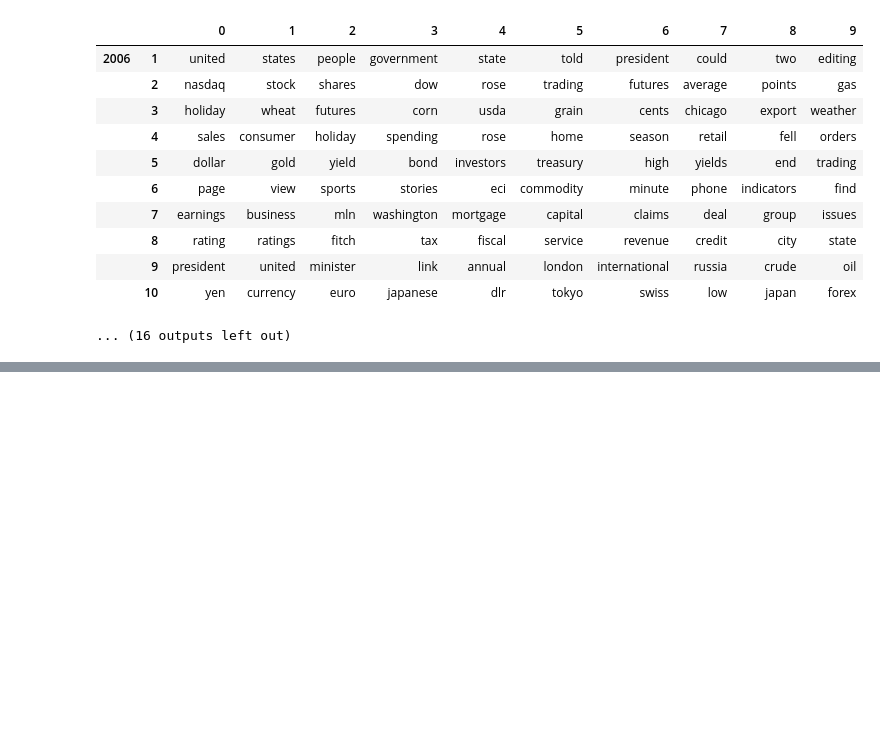
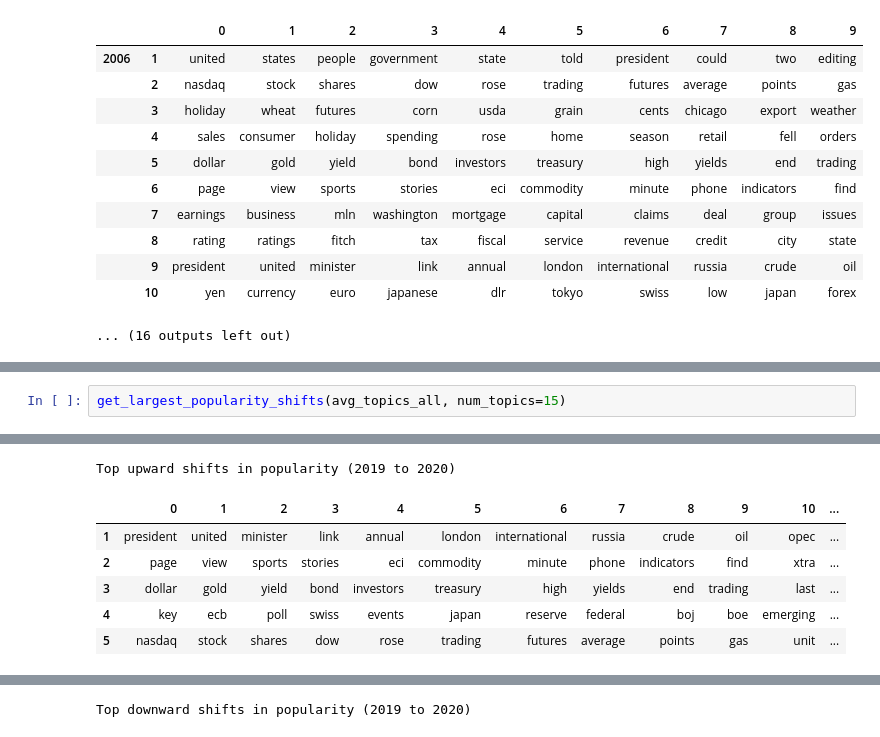
Before and after one commit to mehasadasivam/NLP, a Jupyter notebook: Regular LDA - Inflation.ipynb, the cells around one changed output, grey strips where cells are left out. Drawn from its saved outputs; the diff is of its cells as text; blank space fills up the shorter version.

```diff
--- a/Regular LDA - Inflation.ipynb
+++ b/Regular LDA - Inflation.ipynb
@@ -431,0 +521,3 @@ avg_topics_all = get_topics(corpus_all, dictionary_all, corpus_by_year, num_topi
+# %%
+get_largest_popularity_shifts(avg_topics_all, num_topics=15)
+# %% [output]
@@ -431,0 +541,7 @@ avg_topics_all = get_topics(corpus_all, dictionary_all, corpus_by_year, num_topi
+Top upward shifts in popularity (2019 to 2020)
+|  | 0 | 1 | 2 | 3 | 4 | 5 | 6 | 7 | 8 | 9 | 10 | ... |
+| 1 | president | united | minister | link | annual | london | international | russia | crude | oil | opec | ... |
+| 2 | page | view | sports | stories | eci | commodity | minute | phone | indicators | find | xtra | ... |
+| 3 | dollar | gold | yield | bond | investors | treasury | high | yields | end | trading | last | ... |
+| 4 | key | ecb | poll | swiss | events | japan | reserve | federal | boj | boe | emerging | ... |
+| 5 | nasdaq | stock | shares | dow | rose | trading | futures | average | points | gas | unit | ... |
@@ -431,0 +565 @@ avg_topics_all = get_topics(corpus_all, dictionary_all, corpus_by_year, num_topi
+Top downward shifts in popularity (2019 to 2020)
```
Also changed, not shown: parts of 4 cells of this notebook, 3 other files.
